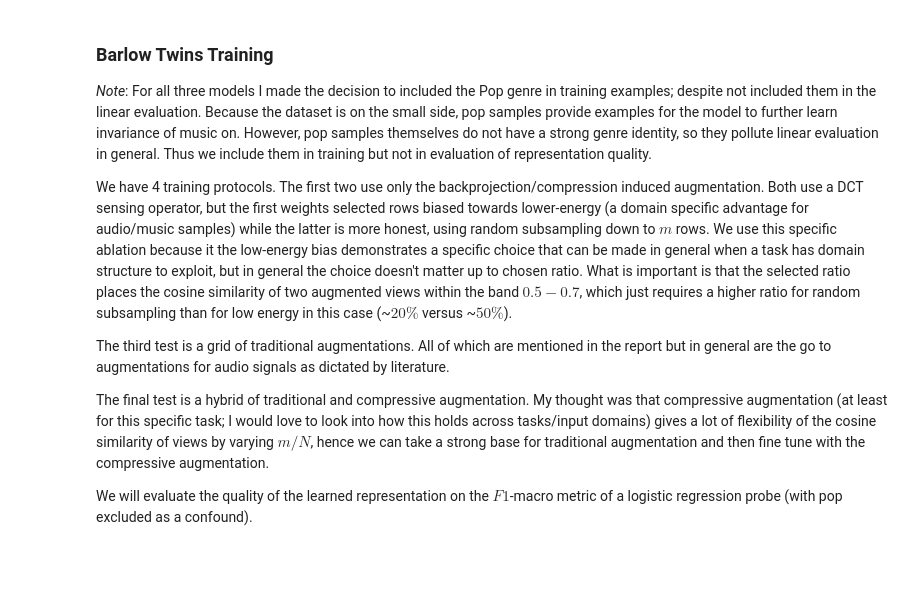
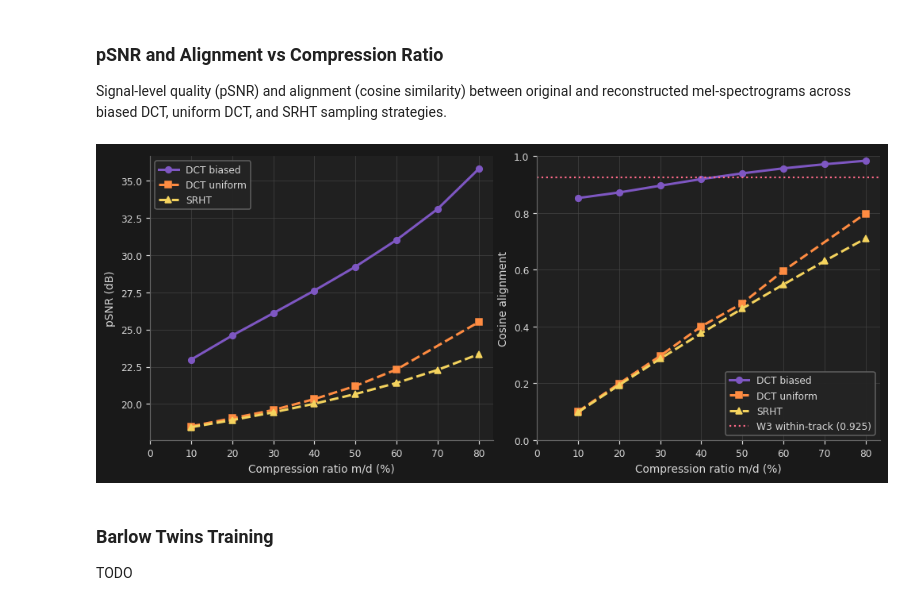
Before and after one commit to andrewbelles/compressive-augmentation, a Jupyter notebook: compressive_ssl.ipynb, the cells around one changed output. Cells and saved outputs as stored; diff of their text form; code cells hidden in the pictures; blank space fills up the shorter version.

```diff
--- a/compressive_ssl.ipynb
+++ b/compressive_ssl.ipynb
@@ -18,0 +58,4 @@ run_audio_unzip("fma_small_decoded.zip", "preprocess/data/fma_small")
+# %% [markdown]
+### pSNR and Alignment vs Compression Ratio
+
+Signal-level quality (pSNR) and alignment (cosine similarity) between original and reconstructed mel-spectrograms across biased DCT, uniform DCT, and SRHT sampling strategies.
@@ -19,12 +64,18 @@ run_audio_unzip("fma_small_decoded.zip", "preprocess/data/fma_small")
+# %%
+results_geom = compute_psnr_alignment_sweep(
+    data_dir="preprocess/data/fma_small_mel",
+    audio_root="preprocess/data",
+    ratios_biased=[10, 20, 30, 40, 50, 60, 70, 80],
+    ratios_uniform=[10, 20, 30, 40, 50, 60, 80],
+    n_samples=512,
+)
+
+fig = plot_psnr_alignment_suite(results_geom)
+fig.savefig("evaluation/images/psnr_alignment_suite.png", bbox_inches="tight", facecolor=fig.get_facecolor())
+plt.show()
+# %% [output]
+[figure, added]
 # %% [markdown]
 ### Barlow Twins Training
 
-_Note_: For all three models I made the decision to included the Pop genre in training examples; despite not included them in the linear evaluation. Because the dataset is on the small side, pop samples provide examples for the model to further learn invariance of music on. However, pop samples themselves do not have a strong genre identity, so they pollute linear evaluation in general. Thus we include them in training but not in evaluation of representation quality.
-
-We have 4 training protocols. The first two use only the backprojection/compression induced augmentation. Both use a DCT sensing operator, but the first weights selected rows biased towards lower-energy (a domain specific advantage for audio/music samples) while the latter is more honest, using random subsampling down to $m$ rows. We use this specific ablation because it the low-energy bias demonstrates a specific choice that can be made in general when a task has domain structure to exploit, but in general the choice doesn't matter up to chosen ratio. What is important is that the selected ratio places the cosine similarity of two augmented views within the band $0.5-0.7$, which just requires a higher ratio for random subsampling than for low energy in this case (~$20\%$ versus ~$50\%$).
-
-The third test is a grid of traditional augmentations. All of which are mentioned in the report but in general are the go to augmentations for audio signals as dictated by literature.
-
-The final test is a hybrid of traditional and compressive augmentation. My thought was that compressive augmentation (at least for this specific task; I would love to look into how this holds across tasks/input domains) gives a lot of flexibility of the cosine similarity of views by varying $m/N$, hence we can take a strong base for traditional augmentation and then fine tune with the compressive augmentation.
-
-We will evaluate the quality of the learned representation on the $F1$-macro metric of a logistic regression probe (with pop excluded as a confound).
+TODO
```
Also changed, not shown: parts of 18 cells of this notebook, 17 other files.
